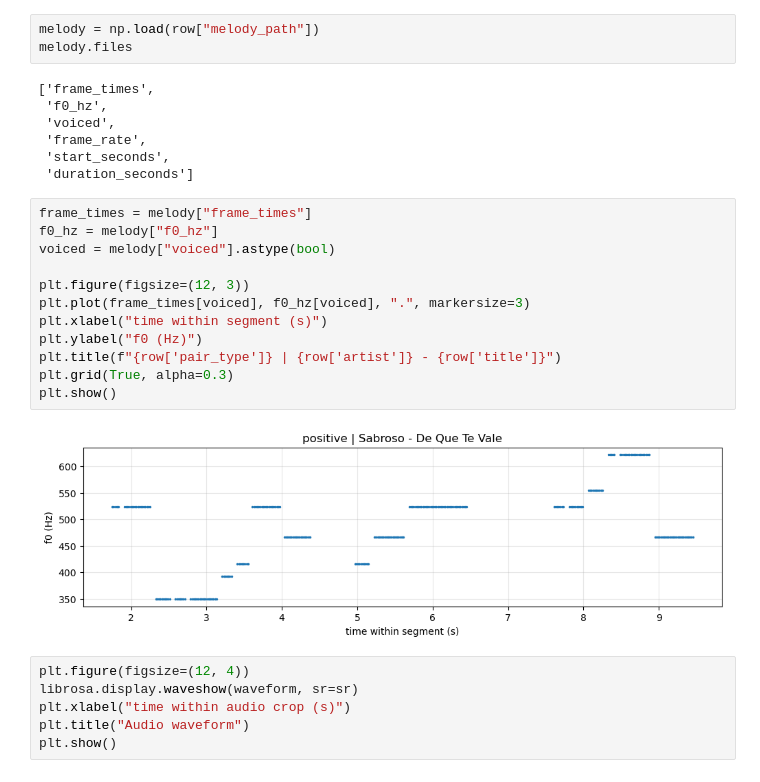
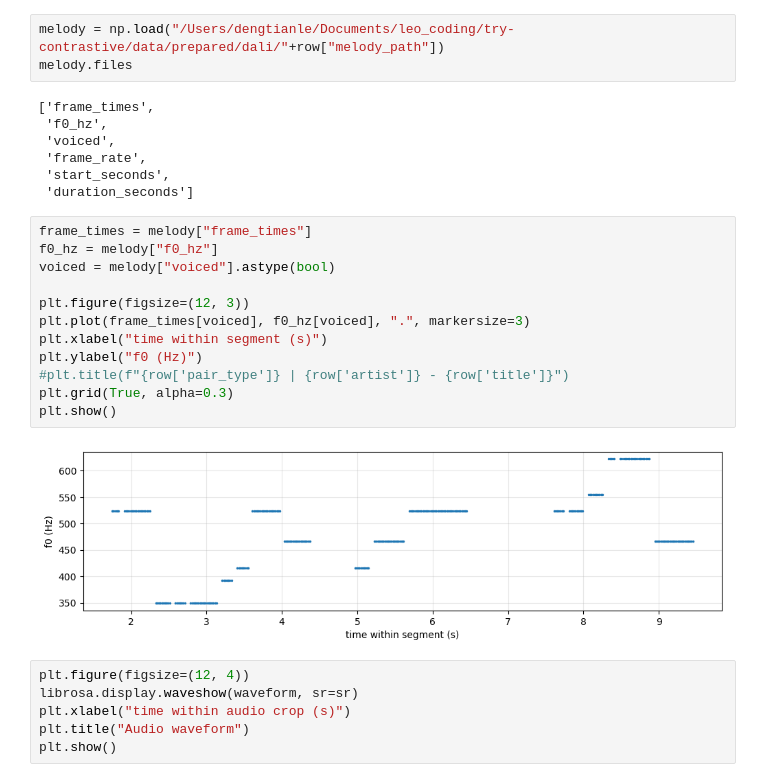
Before and after one commit to DengTianle/try-contrastive, a Jupyter notebook: scripts/inspect.ipynb, the cells around one changed output. Cells and saved outputs as stored; diff of their text form.

```diff
--- a/scripts/inspect.ipynb
+++ b/scripts/inspect.ipynb
@@ -44,7 +45,7 @@ display(Audio(waveform, rate=sr))
 # %% [output]
 [interactive output not drawn]
 # %%
-melody = np.load(row["melody_path"])
+melody = np.load("/Users/dengtianle/Documents/leo_coding/try-contrastive/data/prepared/dali/"+row["melody_path"])
 melody.files
 # %% [output]
 ['frame_times',
@@ -56,17 +57,17 @@ melody.files
 # %%
 frame_times = melody["frame_times"]
 f0_hz = melody["f0_hz"]
 voiced = melody["voiced"].astype(bool)
 
 plt.figure(figsize=(12, 3))
 plt.plot(frame_times[voiced], f0_hz[voiced], ".", markersize=3)
 plt.xlabel("time within segment (s)")
 plt.ylabel("f0 (Hz)")
-plt.title(f"{row['pair_type']} | {row['artist']} - {row['title']}")
+#plt.title(f"{row['pair_type']} | {row['artist']} - {row['title']}")
 plt.grid(True, alpha=0.3)
 plt.show()
 # %% [output]
-[figure, old version]
+[figure, new version]
 # %%
 plt.figure(figsize=(12, 4))
 librosa.display.waveshow(waveform, sr=sr)
```
Also changed, not shown: parts of 1 cell of this notebook, 1 other file.
